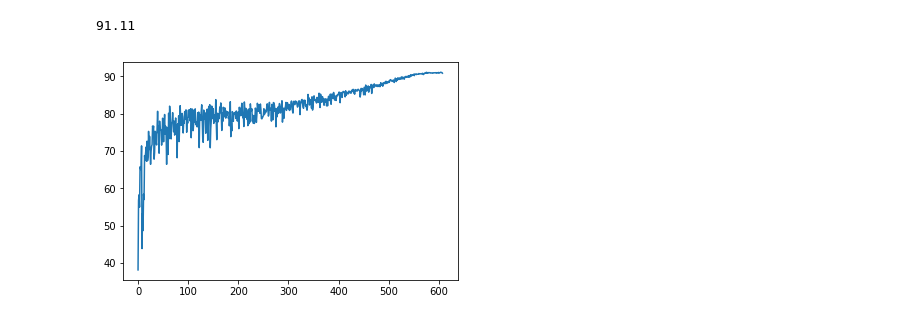
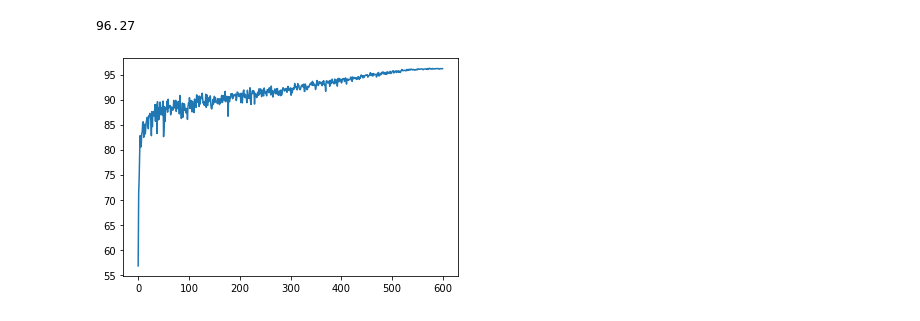
Before and after one commit to yuezhixiong/NAS-Benchmark, a Jupyter notebook: plot_log.ipynb, the cells around one changed output. Drawn from its saved outputs; the diff is of its cells as text; code cells hidden in the pictures.

```diff
--- a/plot_log.ipynb
+++ b/plot_log.ipynb
@@ -47,7 +45,7 @@ max(pdarts_train)
 # %%
-pcdarts_train = get_valid_acc('./PC-DARTS/saved_models/log.txt')
+pcdarts_train = get_valid_acc('./PC-DARTS/begin/log.txt')
 plt.plot(pcdarts_train, label='pcdarts')
 max(pcdarts_train)
 # %% [output]
-91.11
+96.27
-[figure, old version]
+[figure, new version]
```
Also changed, not shown: parts of 7 cells of this notebook, 4 other files.
